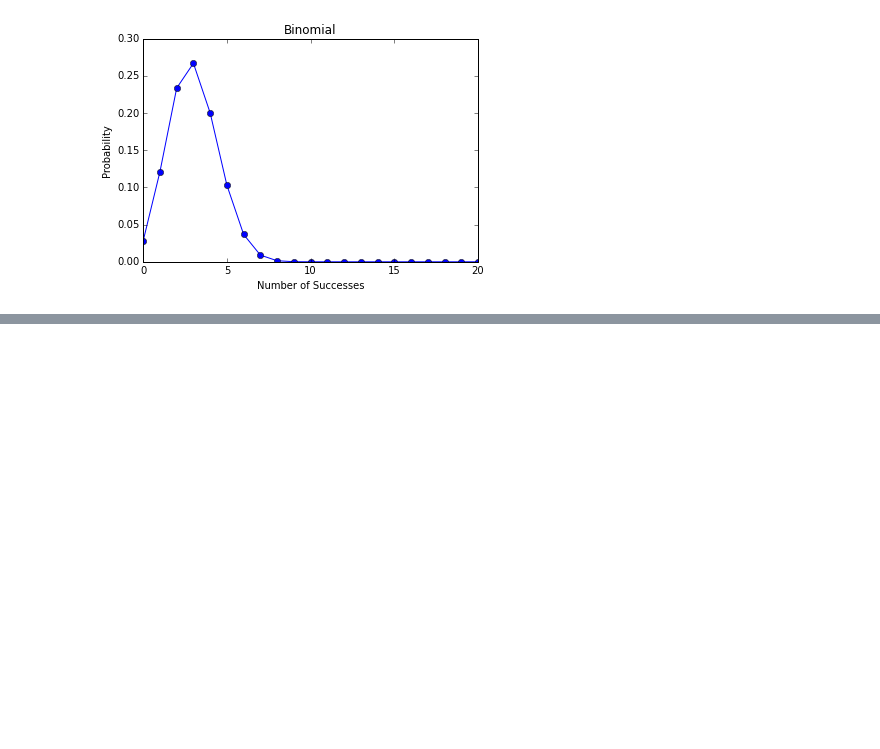
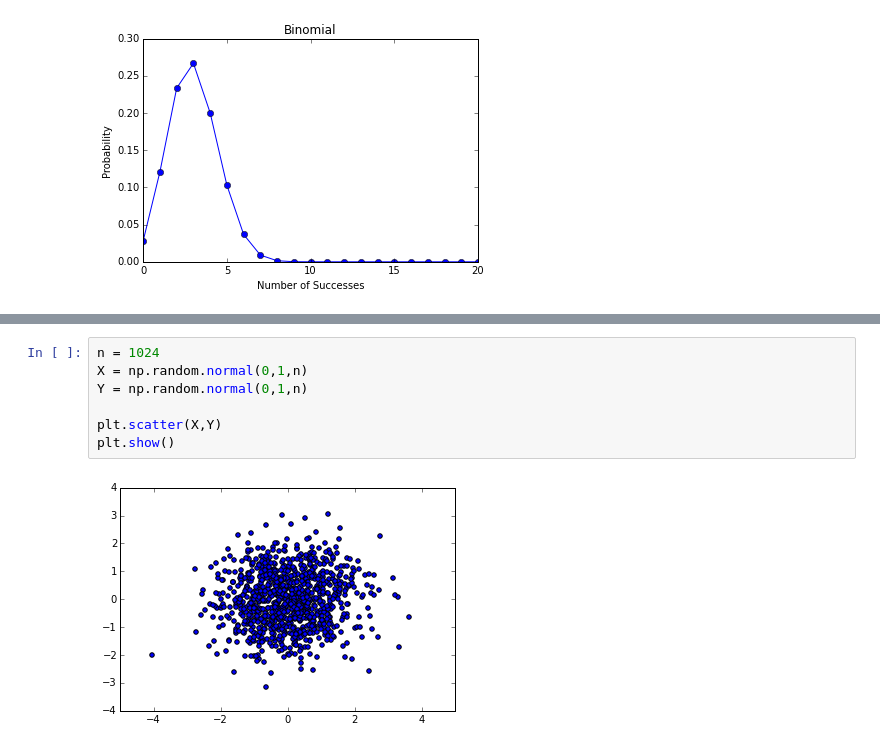
Before and after one commit to Virussen/PythonGit, a Jupyter notebook: Thinkstat.ipynb, the cells around one changed output, grey strips where cells are left out. Drawn from its saved outputs; the diff is of its cells as text; blank space fills up the shorter version.

```diff
--- a/Thinkstat.ipynb
+++ b/Thinkstat.ipynb
@@ -403,0 +550,9 @@ plt.show()
+# %%
+n = 1024
+X = np.random.normal(0,1,n)
+Y = np.random.normal(0,1,n)
+
+plt.scatter(X,Y)
+plt.show()
+# %% [output]
+[figure, added]
```
Also changed, not shown: parts of 15 cells of this notebook, 1 other file.
